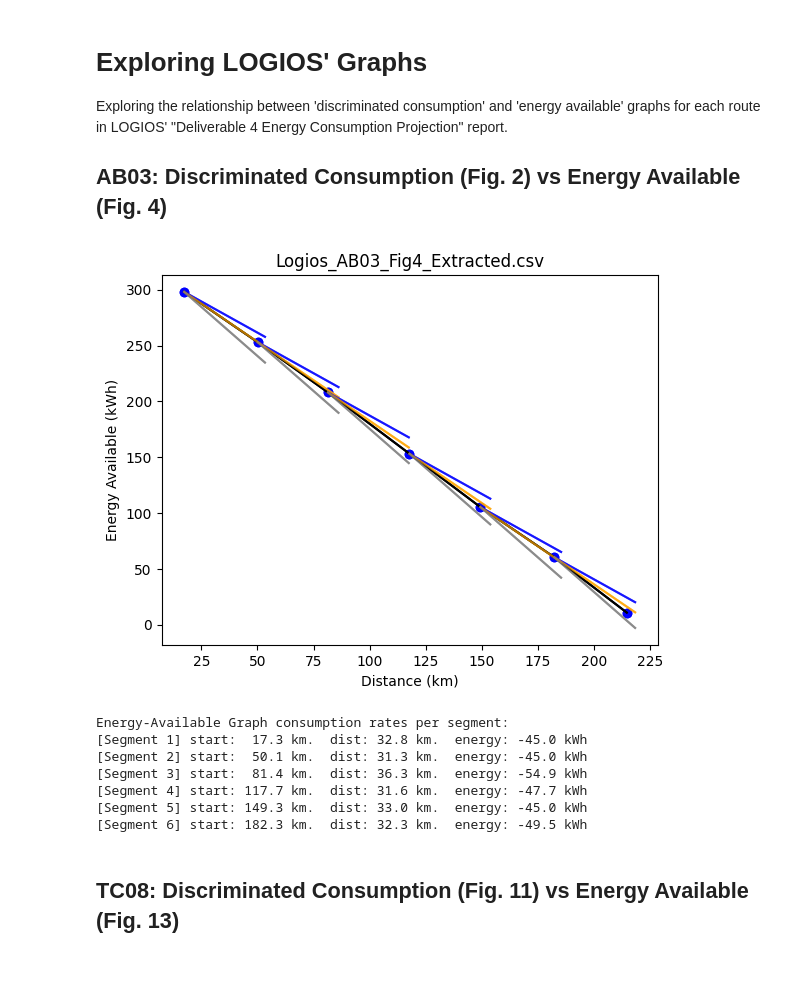
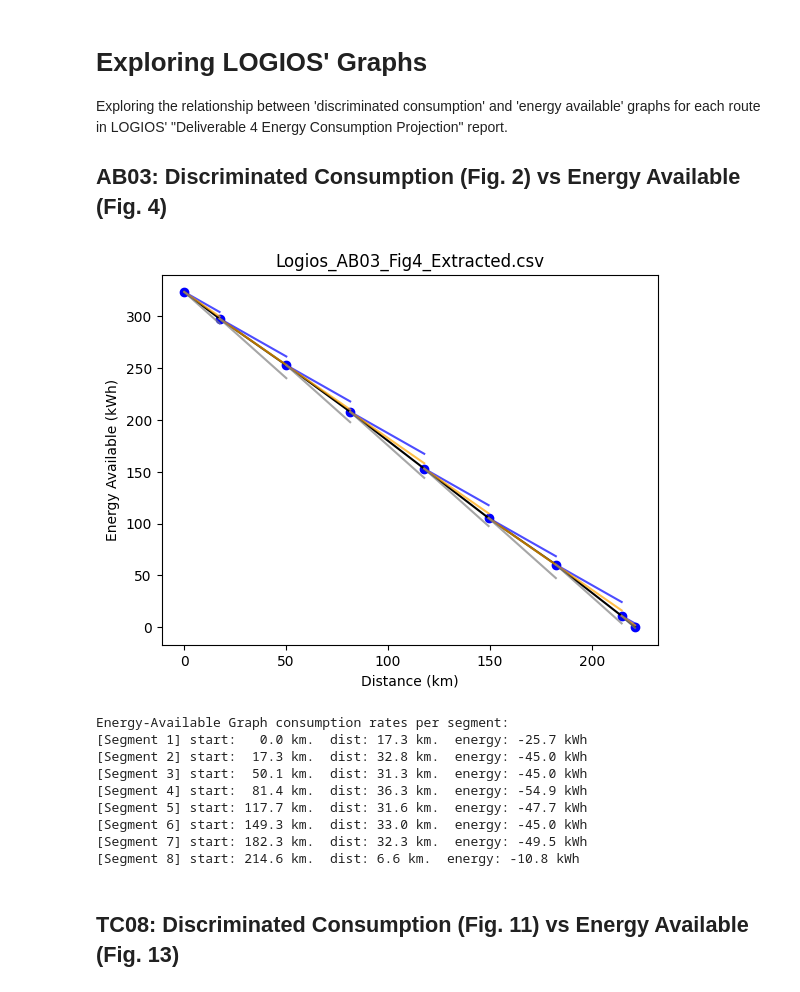
Before and after one commit to RESET-Lab/TransitBusSimulation, a Jupyter notebook: FASTSim Simulation/Bus Parameter Validation.ipynb, the cells around one changed output. Saved outputs shown, nothing was run; the diff lists cells and outputs as text; code cells hidden in the pictures.

```diff
--- a/FASTSim Simulation/Bus Parameter Validation.ipynb
+++ b/FASTSim Simulation/Bus Parameter Validation.ipynb
@@ -42,19 +42,24 @@ Route AB03, recorded on 5/20/21.
 INPUT_PATH = '../Data/LOGIOS Data/Drive Cycles'
 routes_and_days = {
     'AB03': {
-        # Days when drive cycle data was collected
+        # Days when drive cycle data was collected for this route
         'days': ['0520', '0521', '0527', '0531'],
 
-        # LOGIOS-predicted range along this route from 100% to 0% SOC
-        'rangeKm': 220,
+        # LOGIOS-predicted range along this route from 100% to 0% SOC.
+        # Extracted from LOGIOS 'Energy Available' graph in deliverable 4 report. e.g. Fig. 4.
+        'rangeKm': 221.18,
     },
     'TC08': {
         'days': ['0525'],
-        'rangeKm': 244,
+        'rangeKm': 245.32,
+    },
+    'ATE09': {
+        'days': ['0520', '0521', '0525', '0527'],
+        'rangeKm': 227.11
     }
 }
 
-# Simulate all distinct (route,day) drive cycles and record results
+# Simulate all distinct (route,day) drive cycles and store results
 results = {}
 for route_name in routes_and_days.keys():
     route = routes_and_days[route_name]
@@ -65,23 +70,6 @@ for route_name in routes_and_days.keys():
         output['fastsim_range'] = output['rangeKm']
         output['logios_range'] = route['rangeKm']
         results[f'{route_name}/{day}'] = output
-
-route_days = []
-range_diffs = []
-for drive_cycle in results.keys():
-    route_days.append(drive_cycle)
-    fastsim_range = results[drive_cycle]['fastsim_range']
-    logios_range = results[drive_cycle]['logios_range']
-    range_diffs.append(fastsim_range/logios_range)
-
-plt.bar(route_days, height=range_diffs, color='red')
-plt.title('FASTSim vs. LOGIOS predicted driving range');
-plt.axhline(1.0, color='green')
-plt.xlabel('Drive Cycle');
-plt.ylabel('FASTSim/Logios Range Ratio');
-plt.show()
-
-print(f'On average, of the {len(route_days)} simulated drive cycles, FASTSim\'s simulated range is {np.average(range_diffs)*100:.01f}% of LOGIOS\'s')
 # %% [output]
 Processing route AB03, day 0520...
 Warning: There is a problem with conservation of energy.
@@ -255,7 +279,6 @@ def compare_logios_graphs_for_route(disc_consump_file, energy_avail_file):
     DISC_CONSUMPT_DIR = '../Data/LOGIOS Data/Report 4 Extracts/Discriminated Consumption'
     df = pd.read_csv(Path(DISC_CONSUMPT_DIR) / disc_consump_file)
     # The energy consumption slopes (kWh/km) of the 3 discriminated consumptions rates
-    dc_dist = df.x[0]
     # Baseline
     base_m = -df.y[0] / df.x[0]
     # Baseline + Passengers
@@ -263,48 +286,51 @@ def compare_logios_graphs_for_route(disc_consump_file, energy_avail_file):
     # Baseline + Passengers + HVAC
     base_pass_hvac_m = -df.y[2] / df.x[2]
 
+    # Graph the Energy Available graph (e.g. fig 4)
     ENERGY_AVAILABLE_DIR = '../Data/LOGIOS Data/Report 4 Extracts/Energy Available'
     df = pd.read_csv(Path(ENERGY_AVAILABLE_DIR) / energy_avail_file)
     plt.plot(df.x, df.y, color='black')
     plt.scatter(df.x, df.y, color='blue')
 
     # Overlay discriminated consumption rates
     # For each segment, show what the energy burn-down would be at the rates depicted in the
     # respective discriminated consumption graph (e.g. fig 2)
     for i in range(len(df)-1):
         # Base
         x0, y0 = df.x[i], df.y[i]
-        x1 = df.x[i] + dc_dist
+        x1 = df.x[i+1]
         plt.plot([x0, x1], [y0, y(x1, base_m, x0, y0)], color='blue', alpha=0.7)
         plt.plot([x0, x1], [y0, y(x1, base_pass_m, x0, y0)], color='orange', alpha=0.7)
         plt.plot([x0, x1], [y0, y(x1, base_pass_hvac_m, x0, y0)], color='gray', alpha=0.7)
         # TODO: Or should each segment's dx be 36, to capture ?
 
     plt.title(f'{energy_avail_file}')
     plt.xlabel(f'Distance (km)')
     plt.ylabel(f'Energy Available (kWh)')
     plt.show()
 
     print(f'Energy-Available Graph consumption rates per segment:')
     for i in range(1, len(df)):
         # Distance Travelled
         dx = df.x[i] - df.x[i-1]
         # Energy consumed
         de = df.y[i] - df.y[i-1]
         print(f"[Segment {i}] start: {df.x[i-1]:5.01f} km.  dist: {dx:3.01f} km.  energy: {de:5.01f} kWh")
 
 disc_consump_file = 'Logios_AB03_Fig2_Extracted.csv'
 energy_avail_file = 'Logios_AB03_Fig4_Extracted.csv'
 compare_logios_graphs_for_route(disc_consump_file, energy_avail_file)
 # %% [output]
-[figure, old version]
+[figure, new version]
 Energy-Available Graph consumption rates per segment:
-[Segment 1] start:  17.3 km.  dist: 32.8 km.  energy: -45.0 kWh
-[Segment 2] start:  50.1 km.  dist: 31.3 km.  energy: -45.0 kWh
-[Segment 3] start:  81.4 km.  dist: 36.3 km.  energy: -54.9 kWh
-[Segment 4] start: 117.7 km.  dist: 31.6 km.  energy: -47.7 kWh
-[Segment 5] start: 149.3 km.  dist: 33.0 km.  energy: -45.0 kWh
-[Segment 6] start: 182.3 km.  dist: 32.3 km.  energy: -49.5 kWh
+[Segment 1] start:   0.0 km.  dist: 17.3 km.  energy: -25.7 kWh
+[Segment 2] start:  17.3 km.  dist: 32.8 km.  energy: -45.0 kWh
+[Segment 3] start:  50.1 km.  dist: 31.3 km.  energy: -45.0 kWh
+[Segment 4] start:  81.4 km.  dist: 36.3 km.  energy: -54.9 kWh
+[Segment 5] start: 117.7 km.  dist: 31.6 km.  energy: -47.7 kWh
+[Segment 6] start: 149.3 km.  dist: 33.0 km.  energy: -45.0 kWh
+[Segment 7] start: 182.3 km.  dist: 32.3 km.  energy: -49.5 kWh
+[Segment 8] start: 214.6 km.  dist: 6.6 km.  energy: -10.8 kWh
 # %% [markdown]
 ## TC08: Discriminated Consumption (Fig. 11) vs Energy Available (Fig. 13)
 # %%
```
Also changed, not shown: parts of 15 cells of this notebook, 5 other files.
